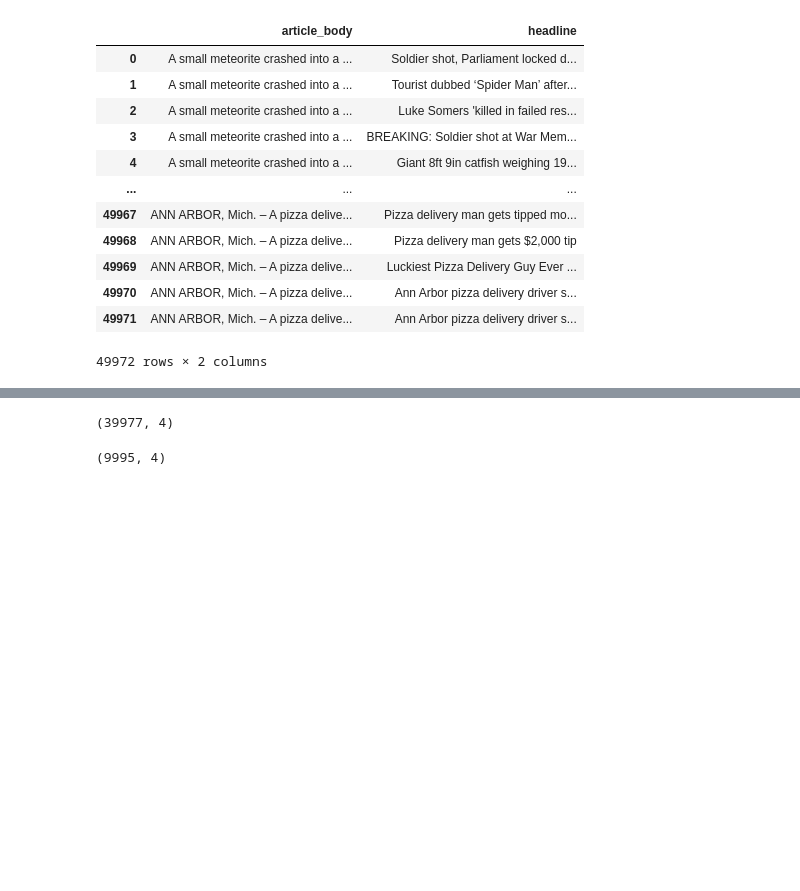
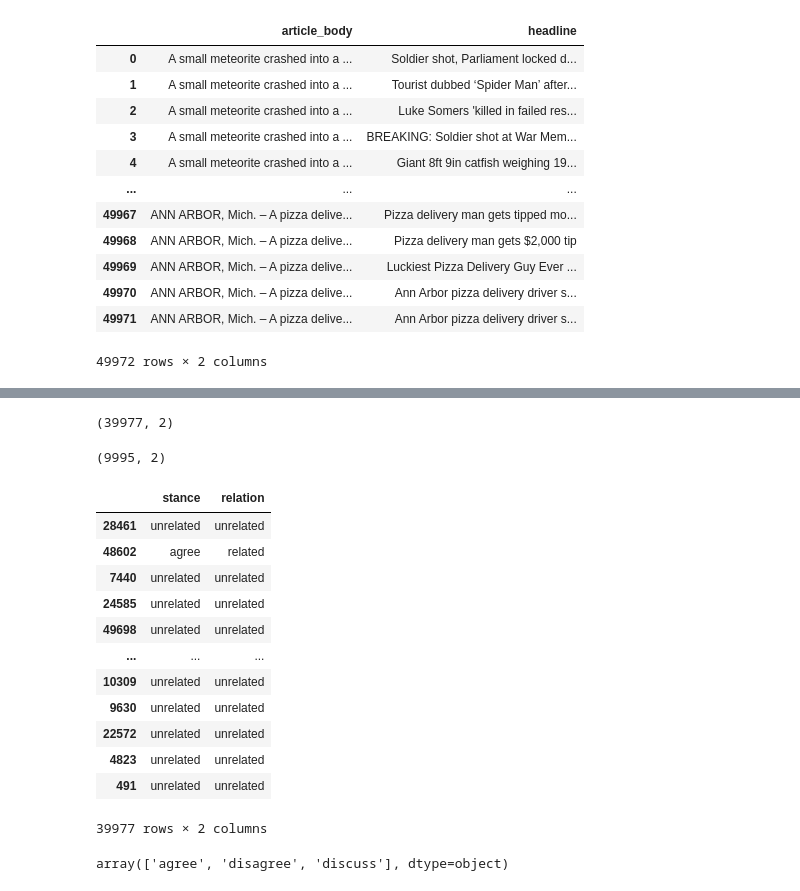
Before and after one commit to Tub1s/fake_news-classifier, a Jupyter notebook: notebooks/headline-body_relation_analysis.ipynb, the cells around one changed output, grey strips where cells are left out. Drawn from its saved outputs; the diff is of its cells as text; code cells hidden in the pictures; blank space fills up the shorter version.

Commit message:
feat: added basic classification for related headline-body combinations

```diff
--- a/notebooks/headline-body_relation_analysis.ipynb
+++ b/notebooks/headline-body_relation_analysis.ipynb
@@ -262,3 +230,0 @@ y_relation
-# %%
-y = pd.concat([y_stance, y_relation], axis=1)
-y
@@ -281,8 +249,24 @@ X_train, X_test, y_train, y_test = train_test_split(X, y, test_size = 0.2)
 # %%
 y_train.shape
 # %% [output]
-(39977, 4)
+(39977, 2)
 # %%
 y_test.shape
 # %% [output]
-(9995, 4)
+(9995, 2)
+# %%
+y_train
+# %% [output]
+|  | stance | relation |
+| 28461 | unrelated | unrelated |
+| 48602 | agree | related |
+| 7440 | unrelated | unrelated |
+| 24585 | unrelated | unrelated |
+| 49698 | unrelated | unrelated |
+| ... | ... | ... |
+| 10309 | unrelated | unrelated |
+| 9630 | unrelated | unrelated |
+| 22572 | unrelated | unrelated |
+| 4823 | unrelated | unrelated |
+| 491 | unrelated | unrelated |
+39977 rows × 2 columns
@@ -288,0 +275,23 @@ y_test.shape
+# %%
+y_train_rel = np.array(y_train["relation"])
+y_train_rel = np.where(y_train_rel == "related", 1, 0)
+
+y_test_rel = np.array(y_test["relation"])
+y_test_rel = np.where(y_test_rel == "related", 1, 0)
+
+y_train_cls = y_train["stance"] != "unrelated"
+y_test_cls = y_test["stance"] != "unrelated"
+
+y_train_cls_indices = y_train_cls[y_train_cls].index
+y_test_cls_indices = y_test_cls[y_test_cls].index
+
+y_train_cls = np.array(y_train.loc[y_train_cls].drop(columns=["relation"])).ravel()
+y_test_cls = np.array(y_test.loc[y_test_cls].drop(columns=["relation"])).ravel()
+
+label_encoder = LabelEncoder()
+y_train_cls = label_encoder.fit_transform(y_train_cls)
+y_test_cls = label_encoder.fit_transform(y_test_cls)
+cls_labels = label_encoder.classes_
+cls_labels
+# %% [output]
+array(['agree', 'disagree', 'discuss'], dtype=object)
```
Also changed, not shown: parts of 28 cells of this notebook.
